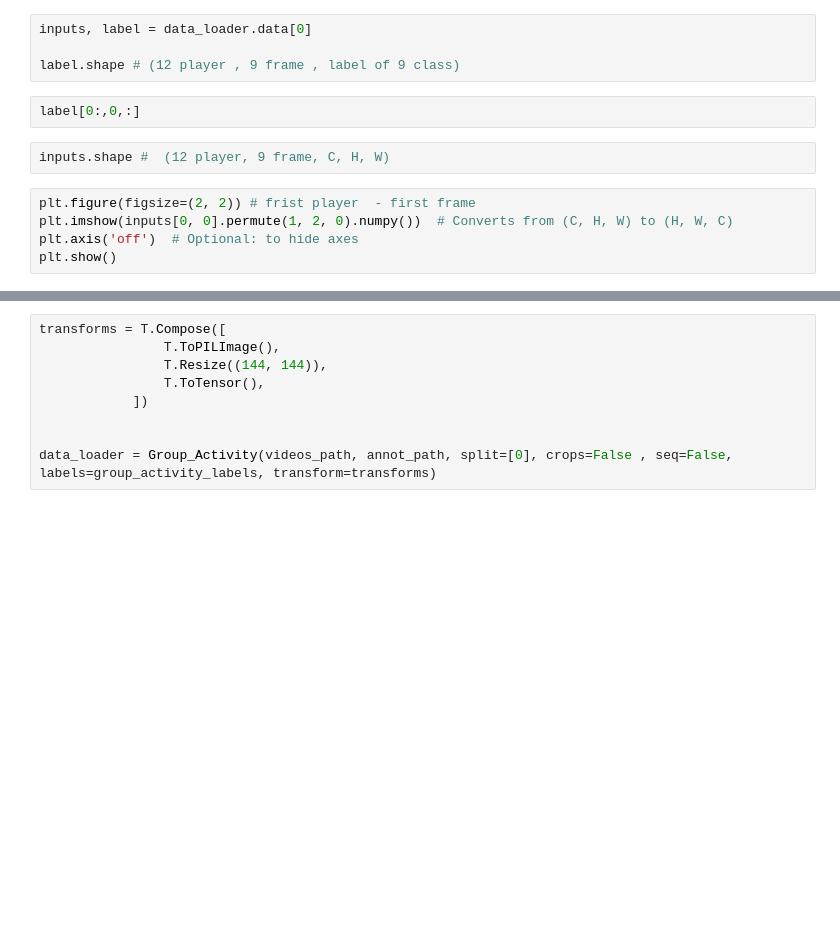
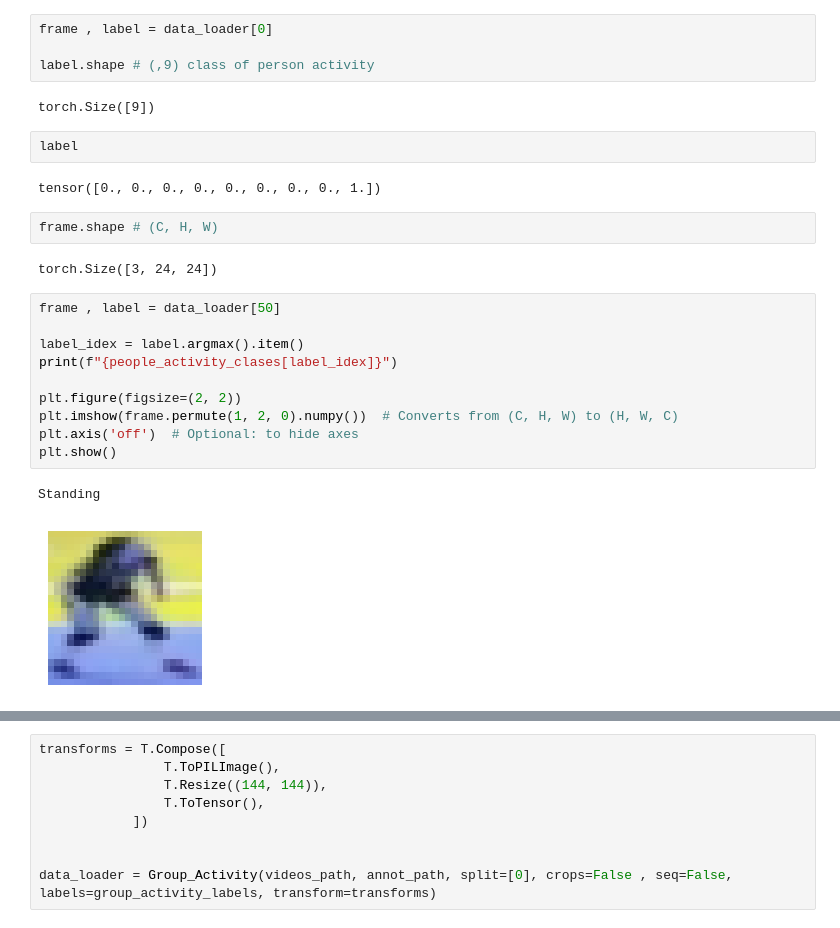
Before and after one commit to Sh-31/Group-Activity-Recognition, a Jupyter notebook: data_utils/data_loader_verifaction.ipynb, the cells around one changed output, grey strips where cells are left out. Drawn from its saved outputs; the diff is of its cells as text; blank space fills up the shorter version.

```diff
--- a/data_utils/data_loader_verifaction.ipynb
+++ b/data_utils/data_loader_verifaction.ipynb
@@ -221,14 +252,28 @@ len(data_loader)
 # %%
-inputs, label = data_loader.data[0]
+frame , label = data_loader[0]
 
-label.shape # (12 player , 9 frame , label of 9 class)
+label.shape # (,9) class of person activity
+# %% [output]
+torch.Size([9])
 # %%
-label[0:,0,:]
+label
+# %% [output]
+tensor([0., 0., 0., 0., 0., 0., 0., 0., 1.])
 # %%
-inputs.shape #  (12 player, 9 frame, C, H, W)
+frame.shape # (C, H, W)
+# %% [output]
+torch.Size([3, 24, 24])
 # %%
-plt.figure(figsize=(2, 2)) # frist player  - first frame
-plt.imshow(inputs[0, 0].permute(1, 2, 0).numpy())  # Converts from (C, H, W) to (H, W, C)
+frame , label = data_loader[50]
+
+label_idex = label.argmax().item()
+print(f"{people_activity_clases[label_idex]}")
+
+plt.figure(figsize=(2, 2))
+plt.imshow(frame.permute(1, 2, 0).numpy())  # Converts from (C, H, W) to (H, W, C)
 plt.axis('off')  # Optional: to hide axes
 plt.show()
+# %% [output]
+Standing
+[figure, added]
 # %%
```
Also changed, not shown: parts of 66 cells of this notebook, 2 other files.
